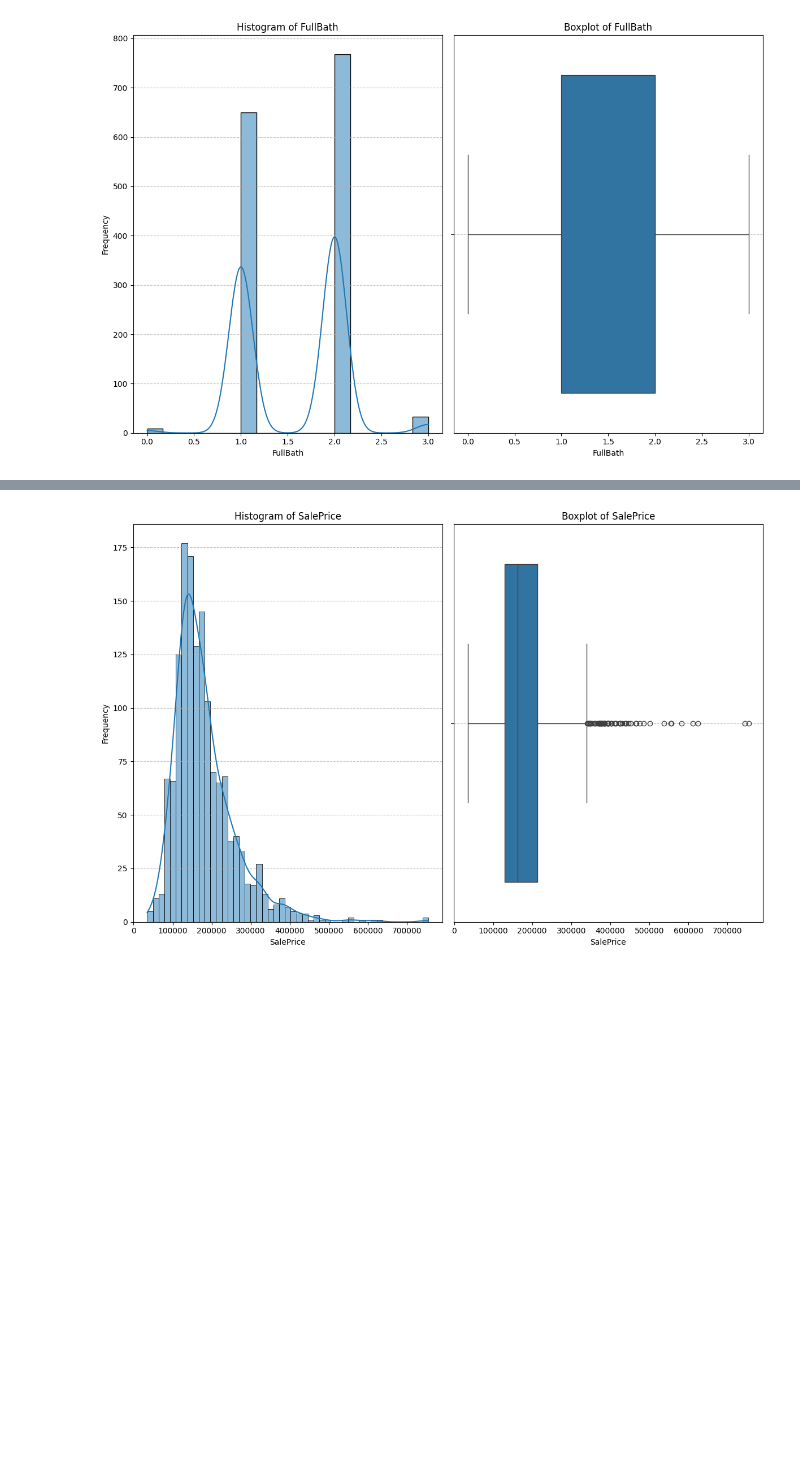
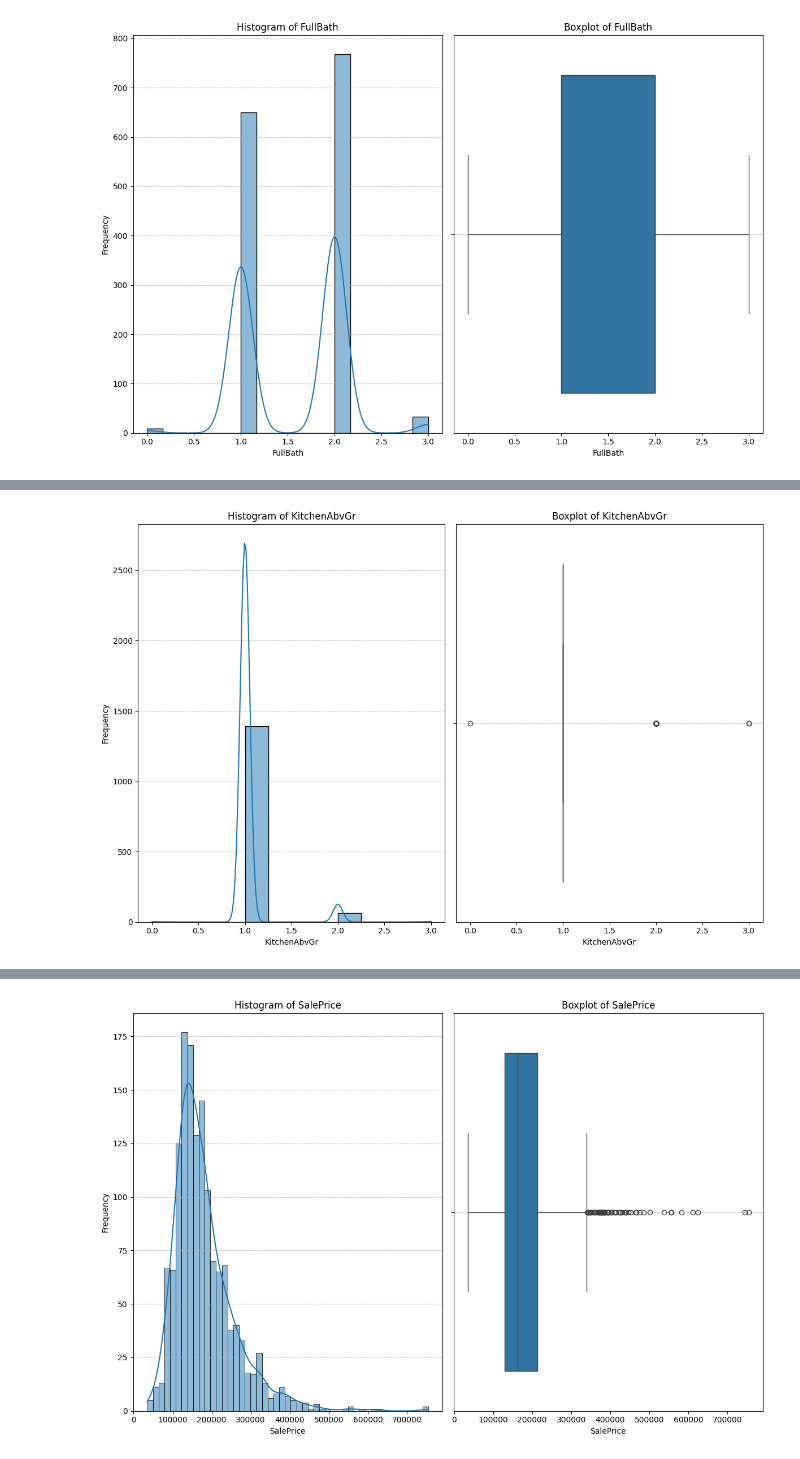
Before and after one commit to ktxdev/house-prices, a Jupyter notebook: analysis/EDA.ipynb, the cells around one changed output, grey strips where cells are left out. Cells and saved outputs as stored; diff of their text form; code cells hidden in the pictures; blank space fills up the shorter version.

```diff
--- a/analysis/EDA.ipynb
+++ b/analysis/EDA.ipynb
@@ -450,0 +467,4 @@ memory usage: 924.0+ KB
+# %%
+univariate_analyzer.analyze(df, 'KitchenAbvGr')
+# %% [output]
+[figure, added]
```
Also changed, not shown: parts of 37 cells of this notebook.
